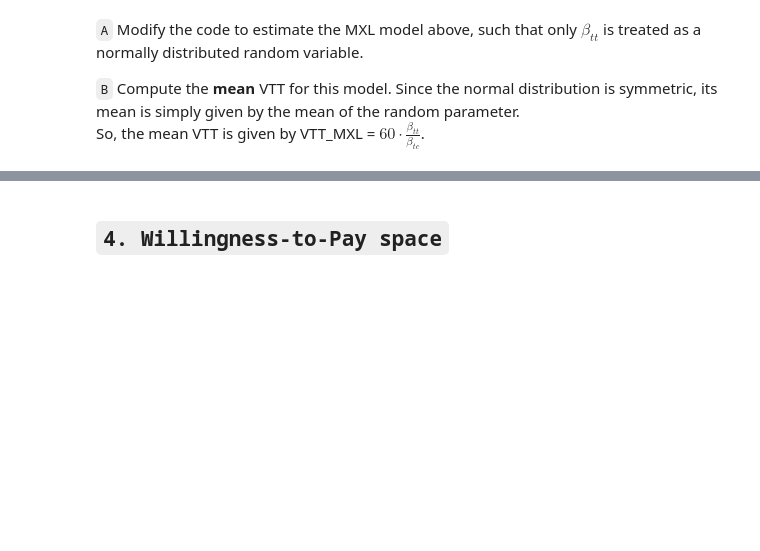
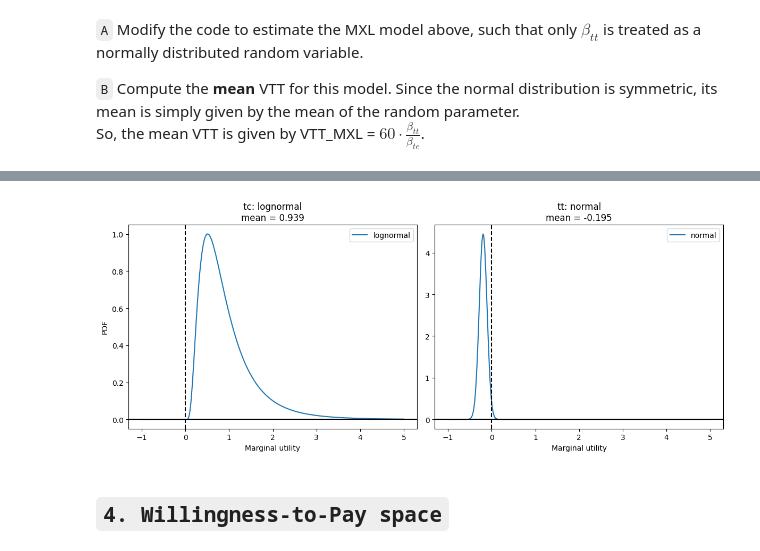
Before and after one commit to kschmoutziguer/Q2_2025, a Jupyter notebook: Lab_sessions/Lab_session_02/Lab_02A.ipynb, the cells around one changed output, grey strips where cells are left out. Saved outputs shown, nothing was run; the diff lists cells and outputs as text; code cells hidden in the pictures; blank space fills up the shorter version.

```diff
--- a/Lab_sessions/Lab_session_02/Lab_02A.ipynb
+++ b/Lab_sessions/Lab_session_02/Lab_02A.ipynb
@@ -331,0 +438,30 @@ So, the mean VTT is given by  VTT_MXL = $60\cdot \frac{\beta_{tt}}{\beta_{tc}}$.
+# %%
+def estimate_mxl(V,AV,CHOICE,biodata,model_name1, num_draws = 100):
+
+    # The conditional probability of the chosen alternative is a logit
+    condProb = models.logit(V, AV ,CHOICE)
+
+    # The unconditional probability is obtained by simulation
+    uncondProb = MonteCarlo(condProb)
+
+    # The Log-likelihood is the log of the unconditional probability
+    LL = log(uncondProb)
+
+    # Create the Biogeme estimation object containing the data and the model
+    biogeme = bio.BIOGEME(biodata , LL, number_of_draws=num_draws)
+
+    # Set reporting levels
+    biogeme.generate_pickle = False
+    biogeme.generate_html = False
+    biogeme.save_iterations = False
+    biogeme.modelName = model_name1
+
+    # Estimate the parameters and print the results
+    results1 = biogeme.estimate()
+    return results1
+# %%
+num_draws = 100
+results_mxl_1 = estimate_mxl(V,AV,Chosen,biodata,model_name1,num_draws)
+
+# Print the results
+print_results(results_mxl_1)
@@ -332,3 +503,12 @@ So, the mean VTT is given by  VTT_MXL = $60\cdot \frac{\beta_{tt}}{\beta_{tc}}$.
+# %%
+distr_types = {
+    'tc':  {'dist': 'lognormal'},
+    'tt':  {'dist': 'normal'},
+}
+# Plot the distributions of the random parameters, by passing it the biogeme results, the dictionary with the distribution types, and the x-axis limits
+plot_distributions(results_mxl_1, distr_types, xmin = -1, xmax = 5)
+# %% [output]
+[figure, added]
 # %% [markdown]
 ## `4. Willingness-to-Pay space`
 # %% [markdown]
```
Also changed, not shown: parts of 18 cells of this notebook.
